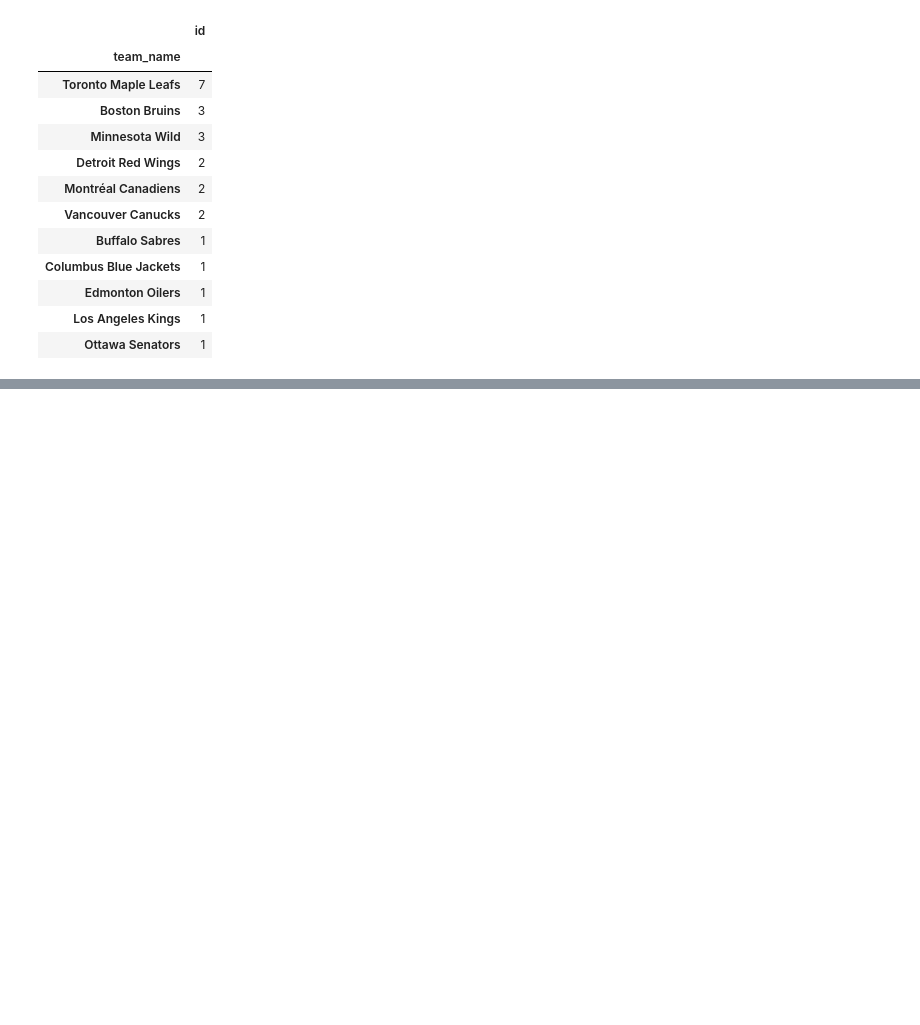
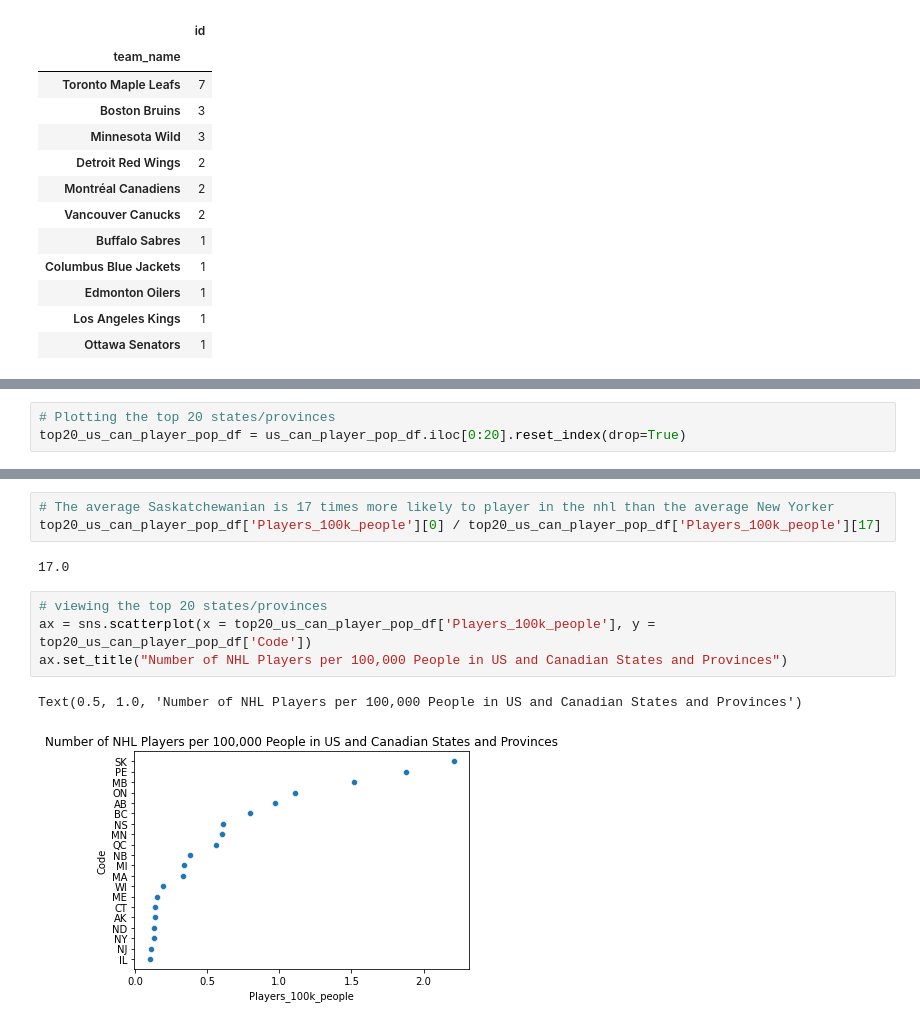
Before and after one commit to gregfeliu/Birthplace_Analysis_of_NHL_Players, a Jupyter notebook: notebooks/5.Analysis.ipynb, the cells around one changed output, grey strips where cells are left out. Drawn from its saved outputs; the diff is of its cells as text; blank space fills up the shorter version.

```diff
--- a/notebooks/5.Analysis.ipynb
+++ b/notebooks/5.Analysis.ipynb
@@ -204,0 +334,3 @@ very_close_groupby.sort_values(by='id', ascending=False)
+# %%
+# Plotting the top 20 states/provinces
+top20_us_can_player_pop_df = us_can_player_pop_df.iloc[0:20].reset_index(drop=True)
@@ -204,0 +357,12 @@ very_close_groupby.sort_values(by='id', ascending=False)
+# %%
+# The average Saskatchewanian is 17 times more likely to player in the nhl than the average New Yorker
+top20_us_can_player_pop_df['Players_100k_people'][0] / top20_us_can_player_pop_df['Players_100k_people'][17]
+# %% [output]
+17.0
+# %%
+# viewing the top 20 states/provinces
+ax = sns.scatterplot(x = top20_us_can_player_pop_df['Players_100k_people'], y = top20_us_can_player_pop_df['Code'])
+ax.set_title("Number of NHL Players per 100,000 People in US and Canadian States and Provinces")
+# %% [output]
+Text(0.5, 1.0, 'Number of NHL Players per 100,000 People in US and Canadian States and Provinces')
+[figure, added]
```
Also changed, not shown: parts of 31 cells of this notebook, 1 other file.
